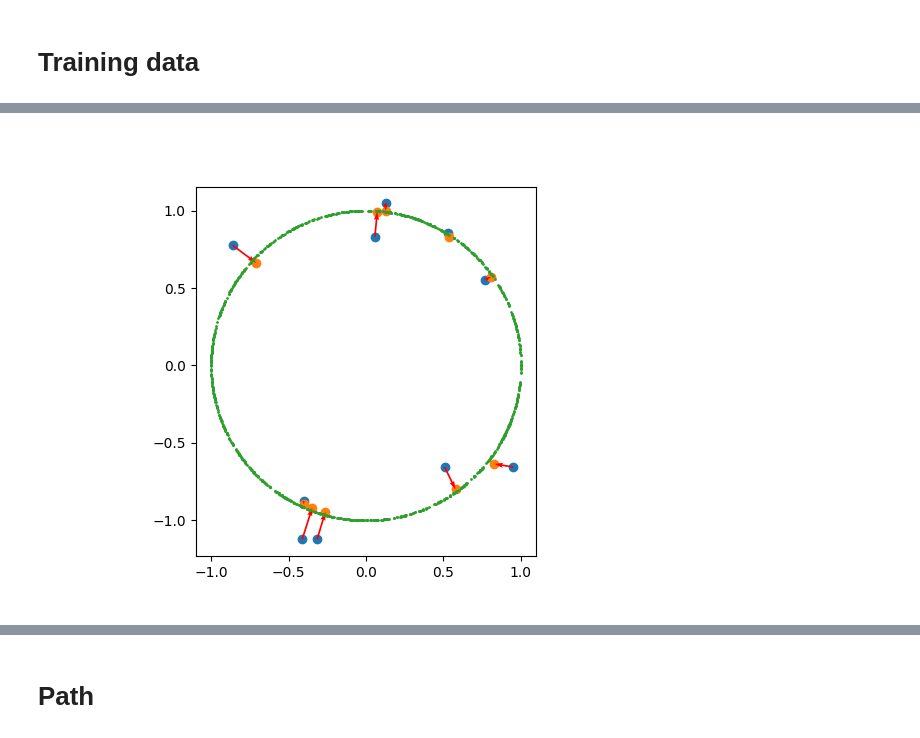
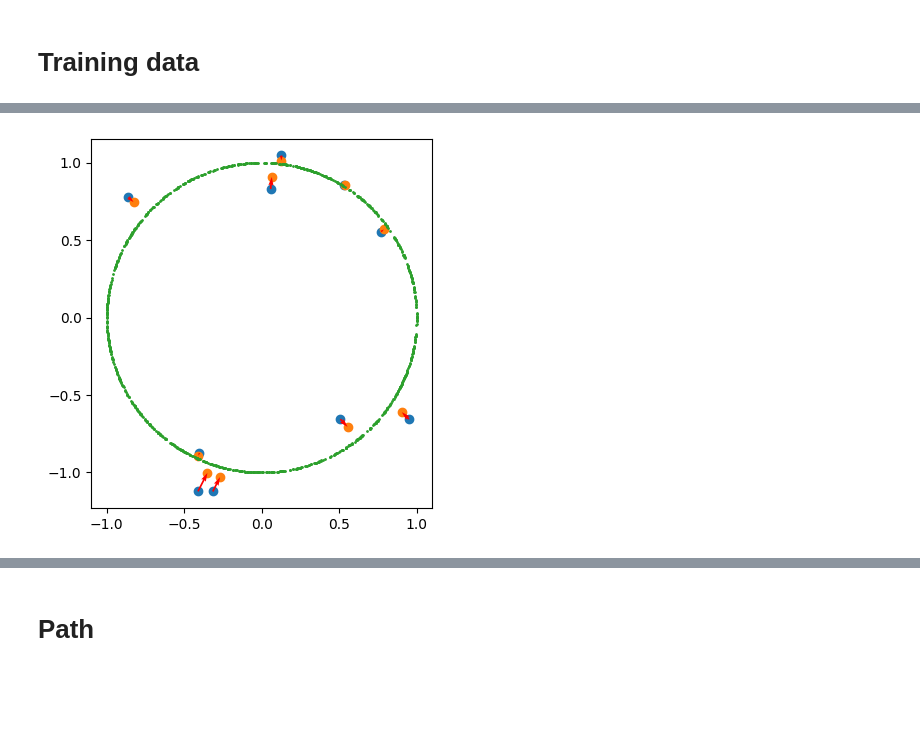
Before and after one commit to rcpaffenroth/iterativennsimple, a Jupyter notebook: notebooks/3-rcp-iterated-2D-problems.ipynb, the cells around one changed output, grey strips where cells are left out. Cells and saved outputs as stored; diff of their text form; code cells hidden in the pictures; blank space fills up the shorter version.

```diff
--- a/notebooks/3-rcp-iterated-2D-problems.ipynb
+++ b/notebooks/3-rcp-iterated-2D-problems.ipynb
@@ -30,23 +60,9 @@ map = torch.nn.Sequential(torch.nn.Linear(z_size, hidden_size),
                           torch.nn.ReLU(),
                           torch.nn.Linear(hidden_size, z_size))
 # %%
-# Turn a pandas dataframe into a pytorch tensor
-def df_to_tensor(df):
-    return torch.tensor(df.values, dtype=torch.float32)
-
 # Make two pytorch tensor datasets from the start and target data
 z_start_tensor = df_to_tensor(z_start)
 z_target_tensor = df_to_tensor(z_target)
 
-# a dataloader which returns a batch of start and target data
-class Data(torch.utils.data.Dataset):
-    def __init__(self, z_start, z_target):
-        self.z_start = z_start
-        self.z_target = z_target
-    def __len__(self):
-        return len(self.z_start)
-    def __getitem__(self, idx):
-        return self.z_start[idx], self.z_target[idx]
-
-train_data = Data(z_start_tensor, z_target_tensor)
+train_data = StartTargetData(z_start_tensor, z_target_tensor)
 train_loader = torch.utils.data.DataLoader(train_data, batch_size=100, shuffle=True)
@@ -102,22 +98,10 @@ plt.show()
-# %%
-plot_iterations = iterations
-mapped_tensor = z_start_tensor
-for i in range(plot_iterations):
-    mapped_tensor = map(mapped_tensor)
-mapped_tensor = mapped_tensor.detach()
-
-plot_points = 10
-
-plt.figure()
-
-plt.scatter(z_start_tensor[:plot_points,0], z_start_tensor[:plot_points,1])
-plt.scatter(mapped_tensor[:plot_points,0], mapped_tensor[:plot_points,1])
-dx = mapped_tensor[:plot_points,0]-z_start_tensor[:plot_points,0]
-dy = mapped_tensor[:plot_points,1]-z_start_tensor[:plot_points,1]
-plt.quiver(z_start_tensor[:plot_points,0], z_start_tensor[:plot_points,1], dx, dy, scale=1, scale_units='xy', angles='xy', color='r', width=0.005)
-
-plt.scatter(z_target_tensor[:,0], z_target_tensor[:,1], s=1)
-plt.gca().set_aspect('equal')
-plt.show()
-# %% [output]
-[figure, removed]
+# %%
+plot_iterations = 1
+mapped_tensor = z_start_tensor
+for i in range(plot_iterations):
+    mapped_tensor = map(mapped_tensor)
+mapped_tensor = mapped_tensor.detach()
+
+my_plot(z_start_tensor, mapped_tensor, z_target_tensor)
+# %% [output]
+[figure, added]
```
Also changed, not shown: parts of 11 cells of this notebook, 5 other files.
